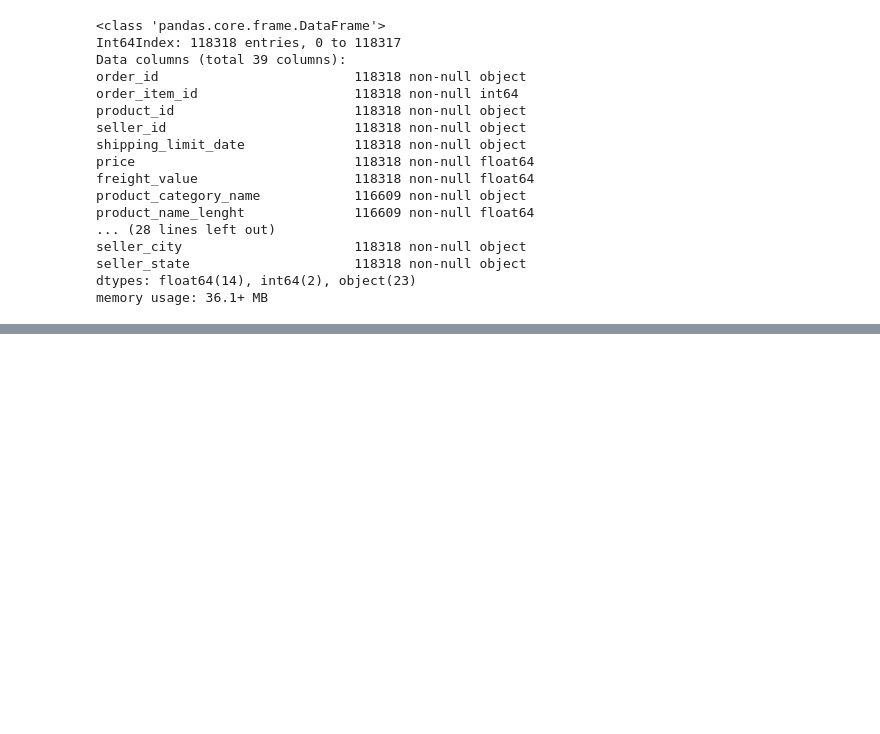
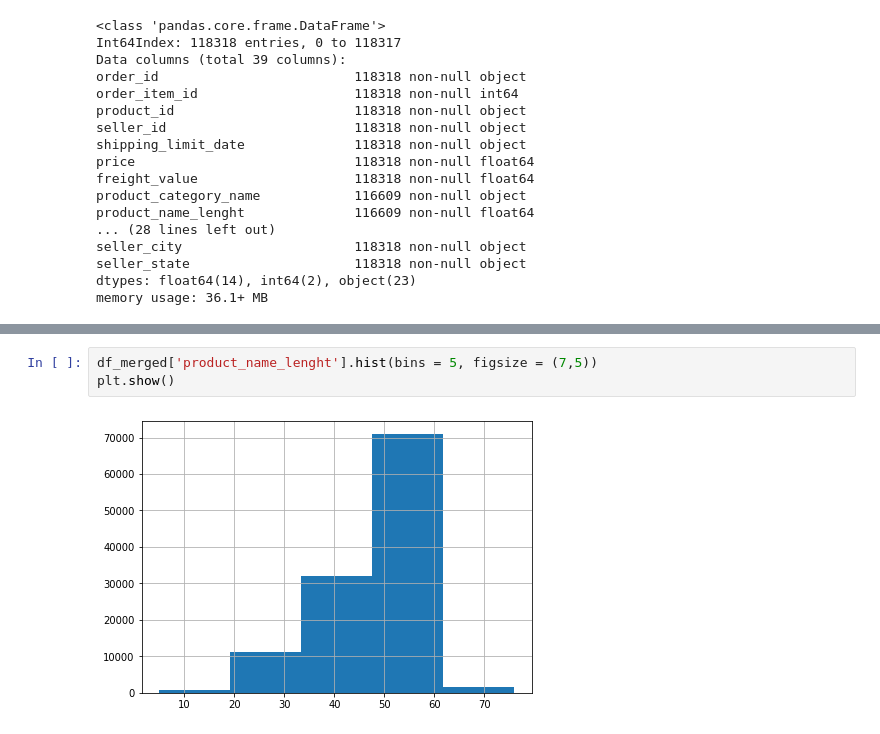
Before and after one commit to machadomr/DaysOfCode, a Jupyter notebook: 06_Other/01_Kaggle_Olist.ipynb, the cells around one changed output, grey strips where cells are left out. Drawn from its saved outputs; the diff is of its cells as text; blank space fills up the shorter version.

```diff
--- a/06_Other/01_Kaggle_Olist.ipynb
+++ b/06_Other/01_Kaggle_Olist.ipynb
@@ -108,0 +182,5 @@ memory usage: 36.1+ MB
+# %%
+df_merged['product_name_lenght'].hist(bins = 5, figsize = (7,5))
+plt.show()
+# %% [output]
+[figure, added]
```
Also changed, not shown: parts of 28 cells of this notebook.
